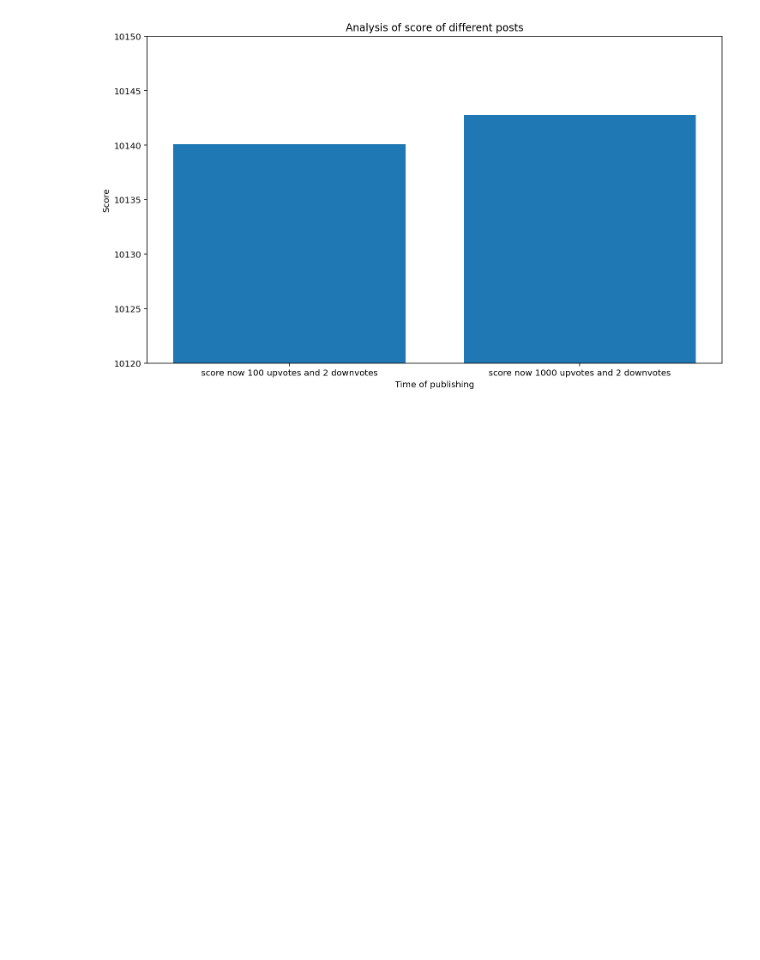
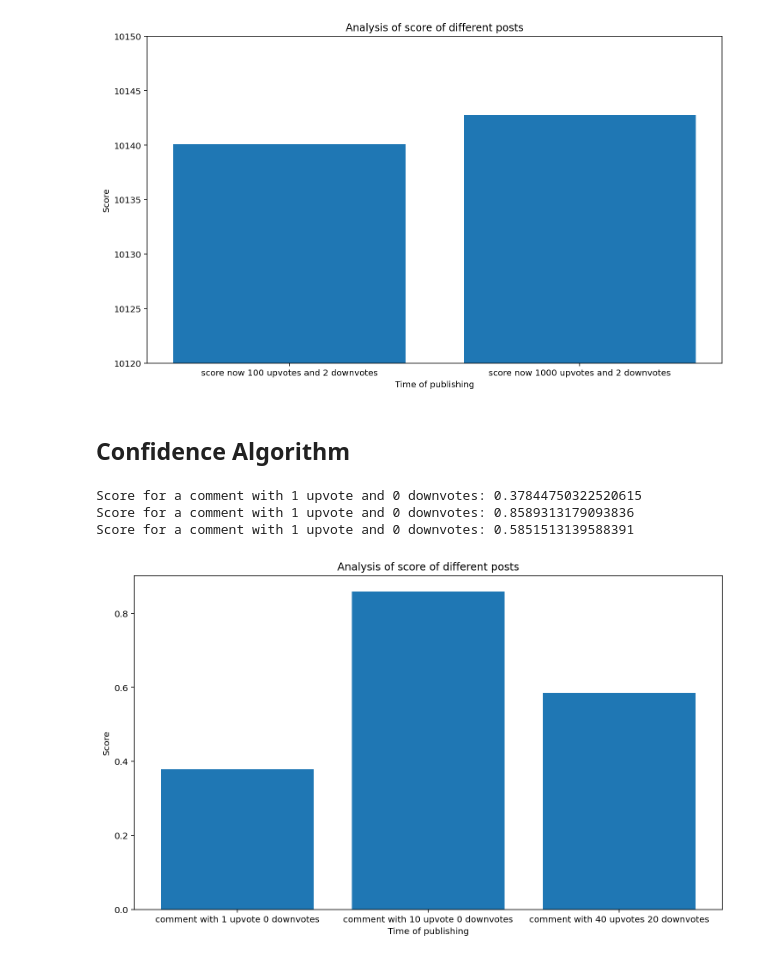
Before and after one commit to jmnmv12/APSEI_assignment3, a Jupyter notebook: Hot_algorithm_notebook.ipynb, the cells around one changed output. Cells and saved outputs as stored; diff of their text form; code cells hidden in the pictures; blank space fills up the shorter version.

Commit message:
Confidence algorithm

```diff
--- a/Hot_algorithm_notebook.ipynb
+++ b/Hot_algorithm_notebook.ipynb
@@ -149,3 +149,46 @@ Score for a post with 1000 upvotes and 2 downvotes, published now: 10142.7738421
 [figure]
 # %%
 ## Contribution of my vote
+# %% [markdown]
+## Confidence Algorithm
+# %%
+
+import math
+
+def confidence (ups,downs):
+    n = ups + downs
+
+    if n == 0:
+        return 0
+
+    z = 1.281551565545
+
+    p = ups / n
+    left = p + (z*z)*(1/(2*n))
+    right = z * math.sqrt((p*(1-p)*1/n)+(z*z)/(4*(n*n)))
+    under = 1 + ((z*z)/n)
+
+    return (left - right) / under
+# %%
+import matplotlib.pyplot as plt
+import numpy as np
+
+score_1 = confidence(1,0)
+score_2 = confidence(10,0)
+score_3 = confidence(40,20)
+
+
+print("Score for a comment with 1 upvote and 0 downvotes: "+str(score_1))
+print("Score for a comment with 1 upvote and 0 downvotes: "+str(score_2))
+print("Score for a comment with 1 upvote and 0 downvotes: "+str(score_3))
+plt.bar(['comment with 1 upvote 0 downvotes','comment with 10 upvote 0 downvotes','comment with 40 upvotes 20 downvotes'],[score_1,score_2,score_3])
+plt.ylabel('Score')
+plt.xlabel('Time of publishing')
+plt.title('Analysis of score of different posts')
+#plt.axis([None, None, 10120, 10150])
+plt.show()
+# %% [output]
+Score for a comment with 1 upvote and 0 downvotes: 0.37844750322520615
+Score for a comment with 1 upvote and 0 downvotes: 0.8589313179093836
+Score for a comment with 1 upvote and 0 downvotes: 0.5851513139588391
+[figure, added]
```
